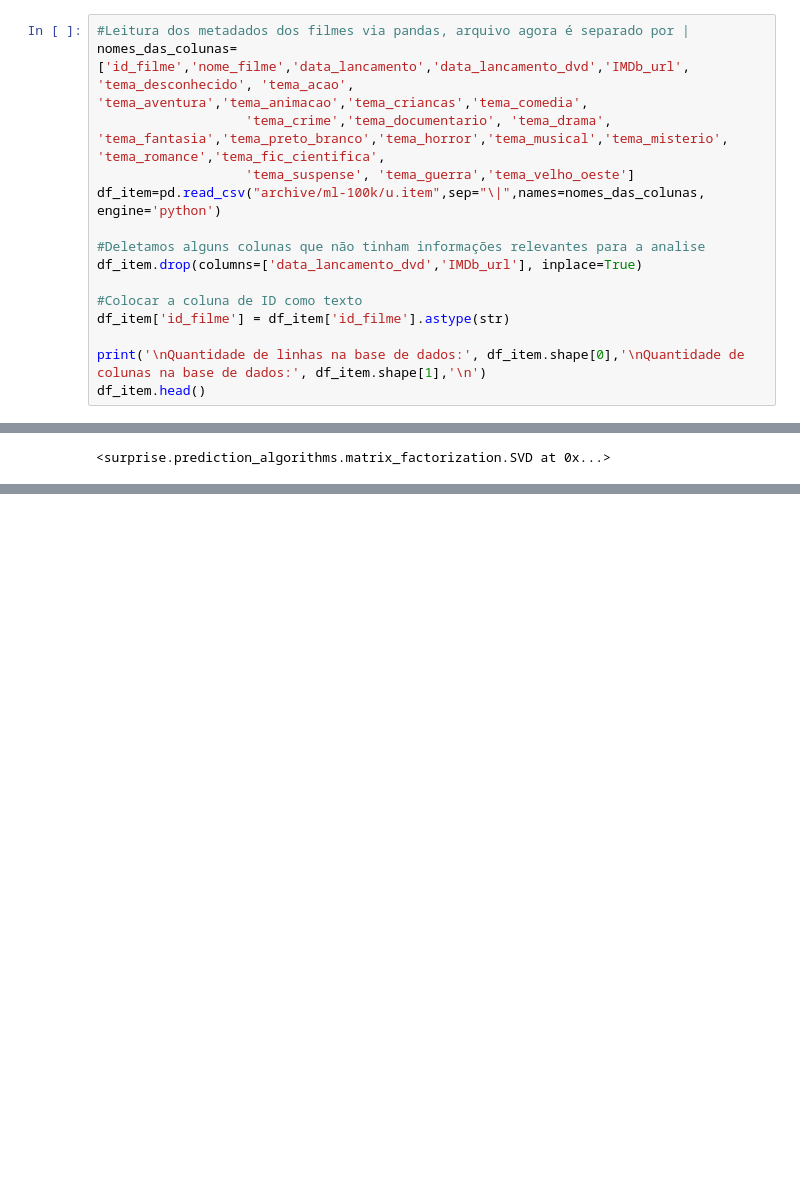
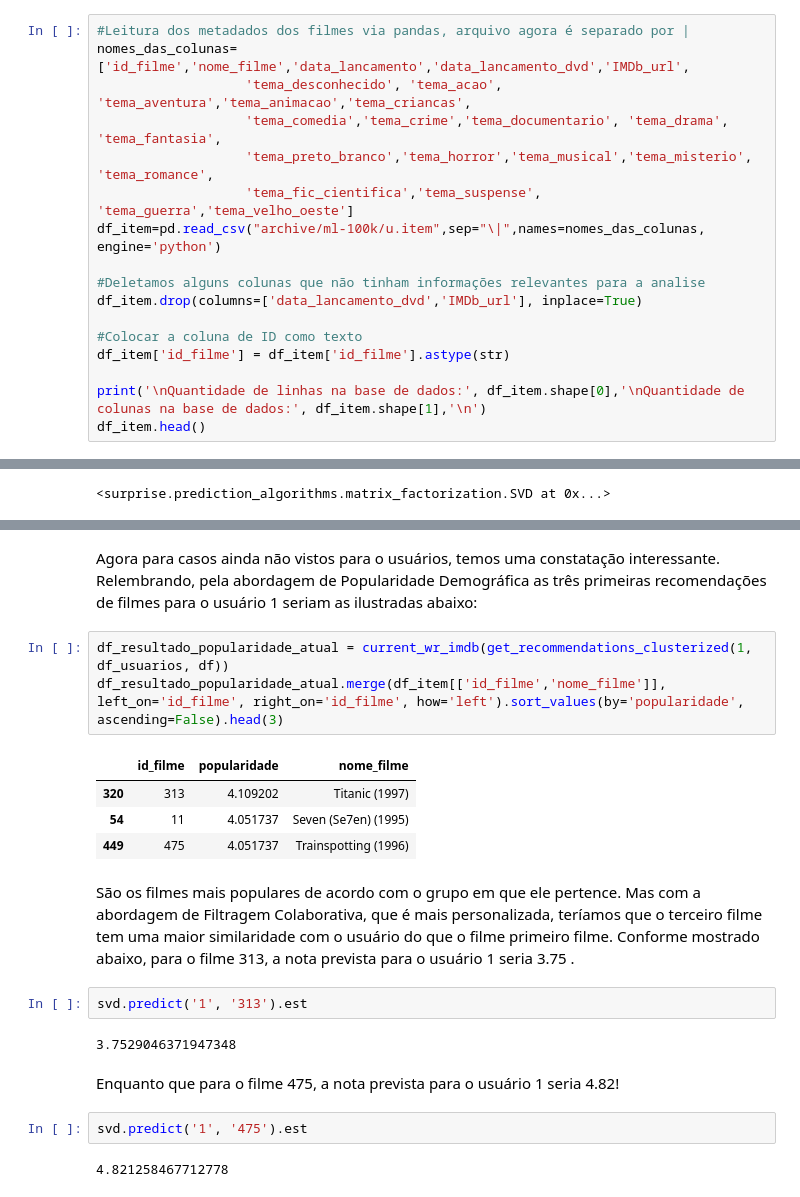
Before and after one commit to aravinii/SystemRecomendation, a Jupyter notebook: iris.ipynb, the cells around one changed output, grey strips where cells are left out. Saved outputs shown, nothing was run; the diff lists cells and outputs as text; blank space fills up the shorter version.

```diff
--- a/iris.ipynb
+++ b/iris.ipynb
@@ -135,9 +135,11 @@ dtype: int64
 ### Base com dados sobre os filmes
 # %%
 #Leitura dos metadados dos filmes via pandas, arquivo agora é separado por |
-nomes_das_colunas=['id_filme','nome_filme','data_lancamento','data_lancamento_dvd','IMDb_url', 'tema_desconhecido', 'tema_acao', 'tema_aventura','tema_animacao','tema_criancas','tema_comedia',
-                   'tema_crime','tema_documentario', 'tema_drama', 'tema_fantasia','tema_preto_branco','tema_horror','tema_musical','tema_misterio', 'tema_romance','tema_fic_cientifica',
-                   'tema_suspense', 'tema_guerra','tema_velho_oeste']
+nomes_das_colunas=['id_filme','nome_filme','data_lancamento','data_lancamento_dvd','IMDb_url',
+                   'tema_desconhecido', 'tema_acao', 'tema_aventura','tema_animacao','tema_criancas',
+                   'tema_comedia','tema_crime','tema_documentario', 'tema_drama', 'tema_fantasia',
+                   'tema_preto_branco','tema_horror','tema_musical','tema_misterio', 'tema_romance',
+                   'tema_fic_cientifica','tema_suspense', 'tema_guerra','tema_velho_oeste']
 df_item=pd.read_csv("archive/ml-100k/u.item",sep="\|",names=nomes_das_colunas, engine='python')
 
 #Deletamos alguns colunas que não tinham informações relevantes para a analise
@@ -975,0 +1001,22 @@ Prediction(uid='222', iid='750', r_ui=3, est=3.9942470050964323, details={'was_i
+# %% [markdown]
+Agora para casos ainda não vistos para o usuários, temos uma constatação interessante. Relembrando, pela abordagem de Popularidade Demográfica as três primeiras recomendações de filmes para o usuário 1 seriam as ilustradas abaixo:
+# %%
+df_resultado_popularidade_atual = current_wr_imdb(get_recommendations_clusterized(1, df_usuarios, df))
+df_resultado_popularidade_atual.merge(df_item[['id_filme','nome_filme']], left_on='id_filme', right_on='id_filme', how='left').sort_values(by='popularidade', ascending=False).head(3)
+# %% [output]
+|  | id_filme | popularidade | nome_filme |
+| 320 | 313 | 4.109202 | Titanic (1997) |
+| 54 | 11 | 4.051737 | Seven (Se7en) (1995) |
+| 449 | 475 | 4.051737 | Trainspotting (1996) |
+# %% [markdown]
+São os filmes mais populares de acordo com o grupo em que ele pertence. Mas com a abordagem de Filtragem Colaborativa, que é mais personalizada, teríamos que o terceiro filme tem uma maior similaridade com o usuário do que o filme primeiro filme. Conforme mostrado abaixo, para o filme 313, a nota prevista para o usuário 1 seria 3.75 .
+# %%
+svd.predict('1', '313').est
+# %% [output]
+3.7529046371947348
+# %% [markdown]
+Enquanto que para o filme 475, a nota prevista para o usuário 1 seria 4.82!
+# %%
+svd.predict('1', '475').est
+# %% [output]
+4.821258467712778
```
Also changed, not shown: parts of 37 cells of this notebook.
